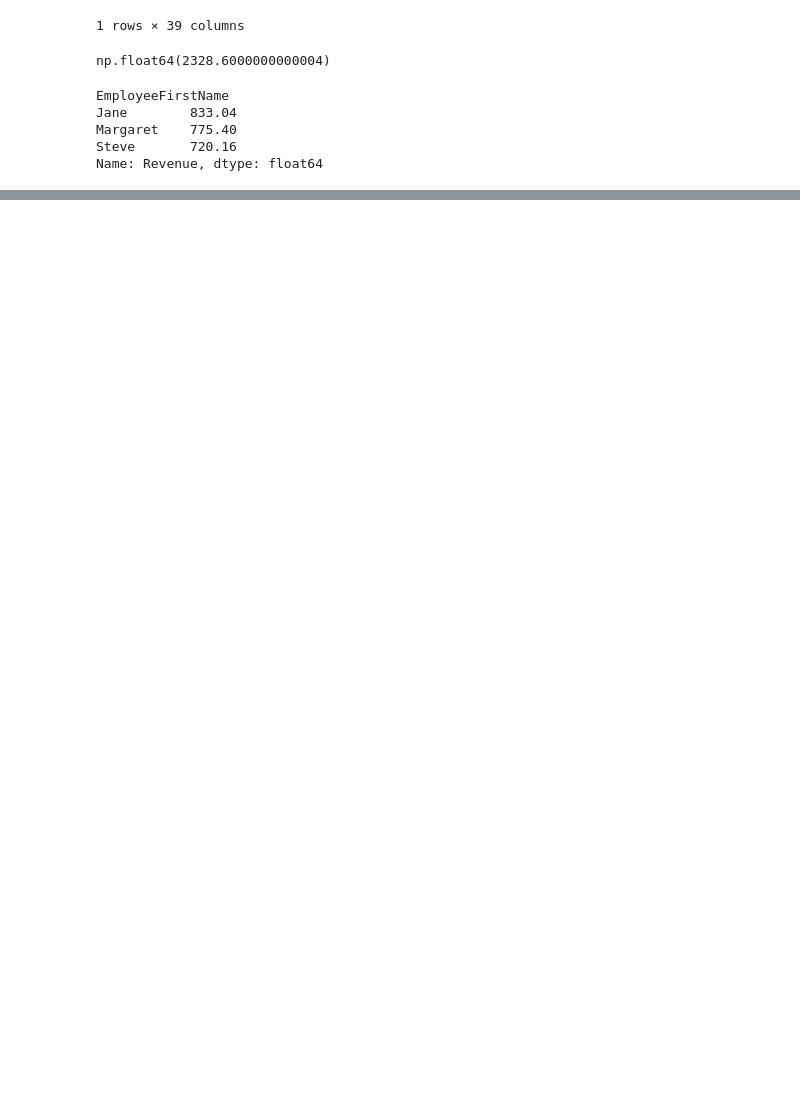
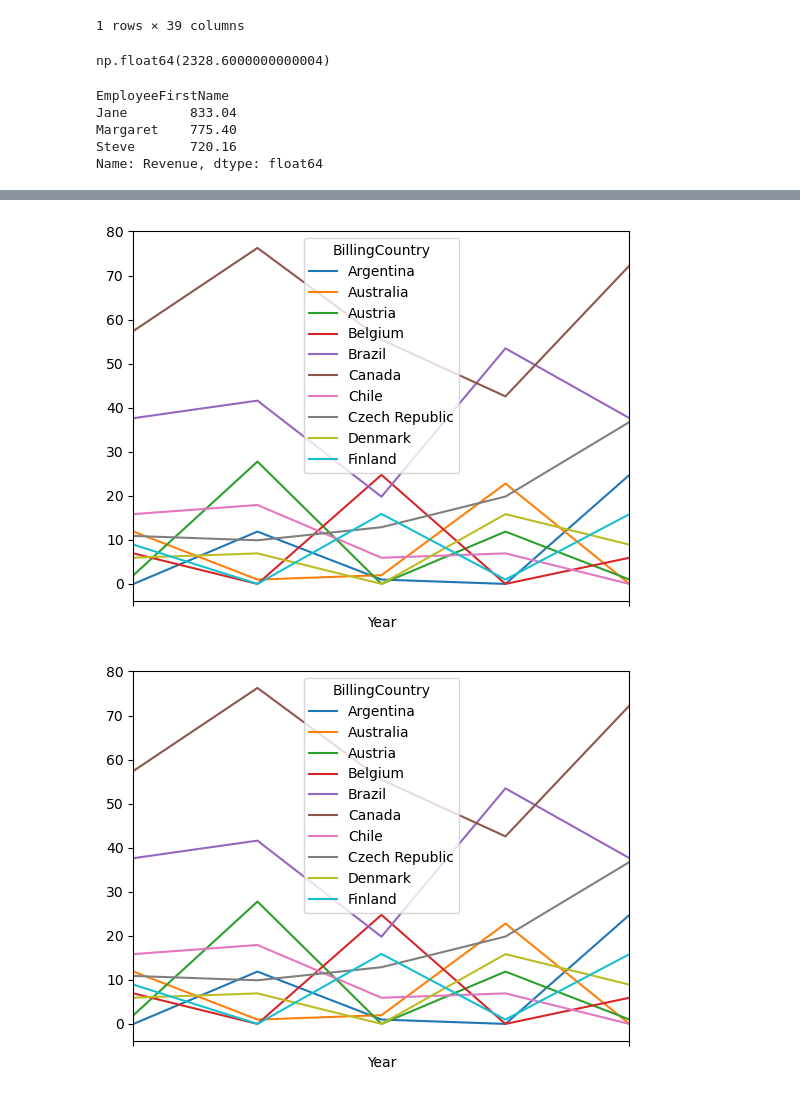
Before and after one commit to olaoluwaoyebola/PORA-Data-Science, a Jupyter notebook: Python/practical_class.ipynb, the cells around one changed output, grey strips where cells are left out. Drawn from its saved outputs; the diff is of its cells as text; code cells hidden in the pictures; blank space fills up the shorter version.

```diff
--- a/Python/practical_class.ipynb
+++ b/Python/practical_class.ipynb
@@ -183,0 +269,24 @@ Employee_RR.plot(kind = 'bar')
+# %%
+# load data
+invoices = pd.read_sql_query("SELECT * FROM Invoice", conn)
+
+# convert date
+invoices["InvoiceDate"] = pd.to_datetime(invoices["InvoiceDate"])
+invoices["Year"] = invoices["InvoiceDate"].dt.year
+
+# create pivot table
+sales_pivot = pd.pivot_table(
+    invoices,
+    values = "Total",
+    index = "BillingCountry",
+    columns = "Year",
+    aggfunc = "sum",
+    fill_value = 0
+)
+
+print(sales_pivot.head(10))
+
+# show top countries
+total_by_country = sales_pivot.sum(axis = 1).sort_values(ascending = False)
+print("\nTop 10 Countries by Total Sales!")
+print(total_by_country.head(10))
@@ -183,0 +311,10 @@ Employee_RR.plot(kind = 'bar')
+# %%
+top_10_sales = sales_pivot.head(10)
+# %%
+transposed = top_10_sales.T
+# %%
+transposed.plot()
+plt.show()
+# %% [output]
+[figure, added]
+[figure, added]
```
Also changed, not shown: parts of 11 cells of this notebook.
